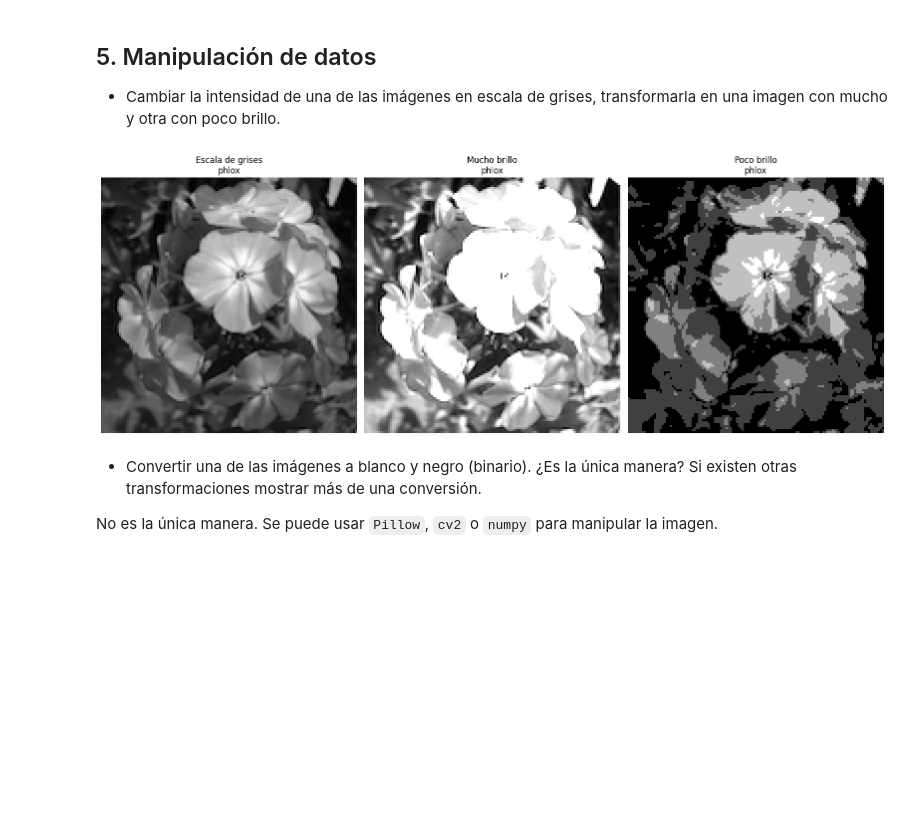
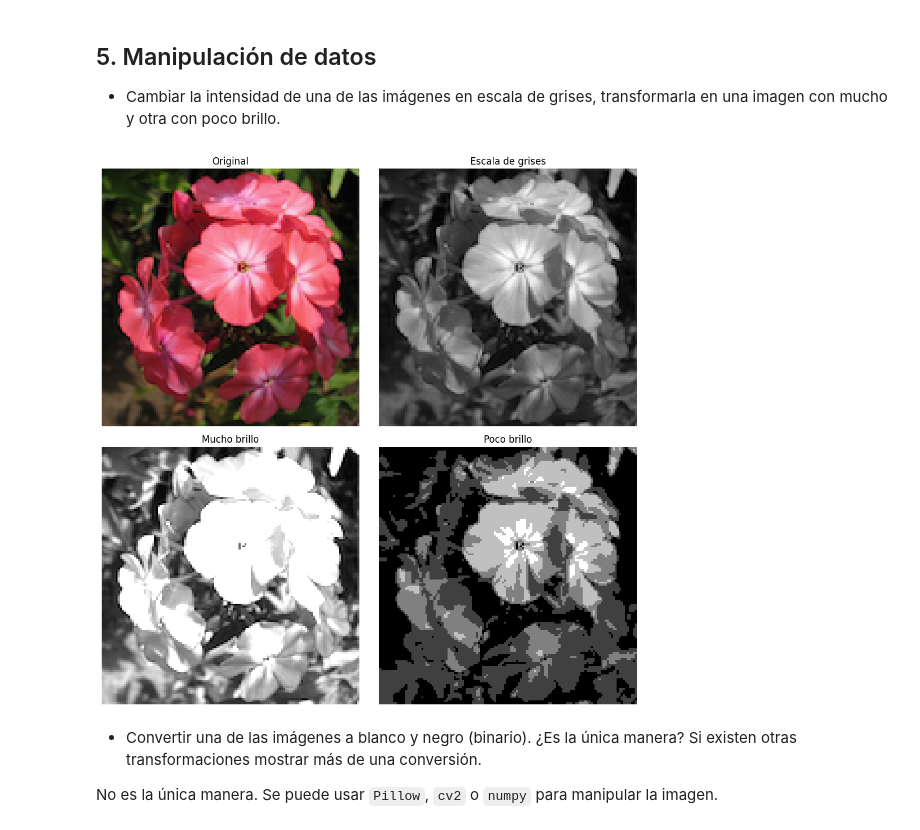
Before and after one commit to MasterUBA-DM-KD/DM_CyT, a Jupyter notebook: notebooks/TP1/preTP1.ipynb, the cells around one changed output. Cells and saved outputs as stored; diff of their text form; code cells hidden in the pictures; blank space fills up the shorter version.

```diff
--- a/notebooks/TP1/preTP1.ipynb
+++ b/notebooks/TP1/preTP1.ipynb
@@ -51,3 +55,5 @@ labels_path = os.path.join(path_to_flowers, "flower_labels.csv")
 flowers = pd.read_csv(labels_path)
 flowers["label"] = flowers["label"].map(string_labels)
 flowers["image_layers"] = flowers.apply(lambda x: np.asarray(Image.open(os.path.join(path_to_flowers, x["file"])).convert("RGB")), axis=1)
+flowers.loc[:, "image_layers"] = flowers.loc[:, "image_layers"].apply(lambda x: x[0:128, 0:128,:])
+flowers["image_layers"] = flowers["image_layers"].apply(lambda x: np.nan_to_num(x))
@@ -74,35 +87,37 @@ plt.tight_layout()
 ## 5. Manipulación de datos
 - Cambiar la intensidad de una de las imágenes en escala de grises, transformarla en una imagen con mucho y otra con poco brillo.
 # %%
-idx = 0
-fig, axes = plt.subplots(1, 3, sharey=True, sharex=True, figsize=(16, 9))
+fig, axes = plt.subplots(2, 2, sharey=True, sharex=True, figsize=(10, 10))
+axes = axes.flat
 
-label = flowers.loc[0,"label"]
 image = flowers.loc[0,"image_layers"]
 image = Image.fromarray(image)
 
 image_gray = ImageOps.grayscale(image)
 bright_enhancer = ImageEnhance.Brightness(image_gray)
 
 image_bright = bright_enhancer.enhance(2.5)
 image_dark = bright_enhancer.enhance(0.02)
 
-axes[0].imshow(image_gray, cmap='gray')
-axes[1].imshow(image_bright, cmap="gray")
-axes[2].imshow(image_dark, cmap='gray')
+axes[0].imshow(image)
+axes[1].imshow(image_gray, cmap='gray')
+axes[2].imshow(image_bright, cmap="gray")
+axes[3].imshow(image_dark, cmap='gray')
 
-axes[0].set_title(f"Escala de grises\n{label}")
-axes[1].set_title(f"Mucho brillo\n{label}")
-axes[2].set_title(f"Poco brillo\n{label}")
+axes[0].set_title("Original")
+axes[1].set_title("Escala de grises")
+axes[2].set_title("Mucho brillo")
+axes[3].set_title("Poco brillo")
 
 axes[0].axis('off')
 axes[1].axis('off')
 axes[2].axis('off')
+axes[3].axis('off')
 
 plt.tight_layout()
 plt.show()
 # %% [output]
-[figure, old version]
+[figure, new version]
 # %% [markdown]
 - Convertir una de las imágenes a blanco y negro (binario). ¿Es la única manera? Si existen otras transformaciones mostrar más de una conversión.
 
```
Also changed, not shown: parts of 38 cells of this notebook, 4 other files.
